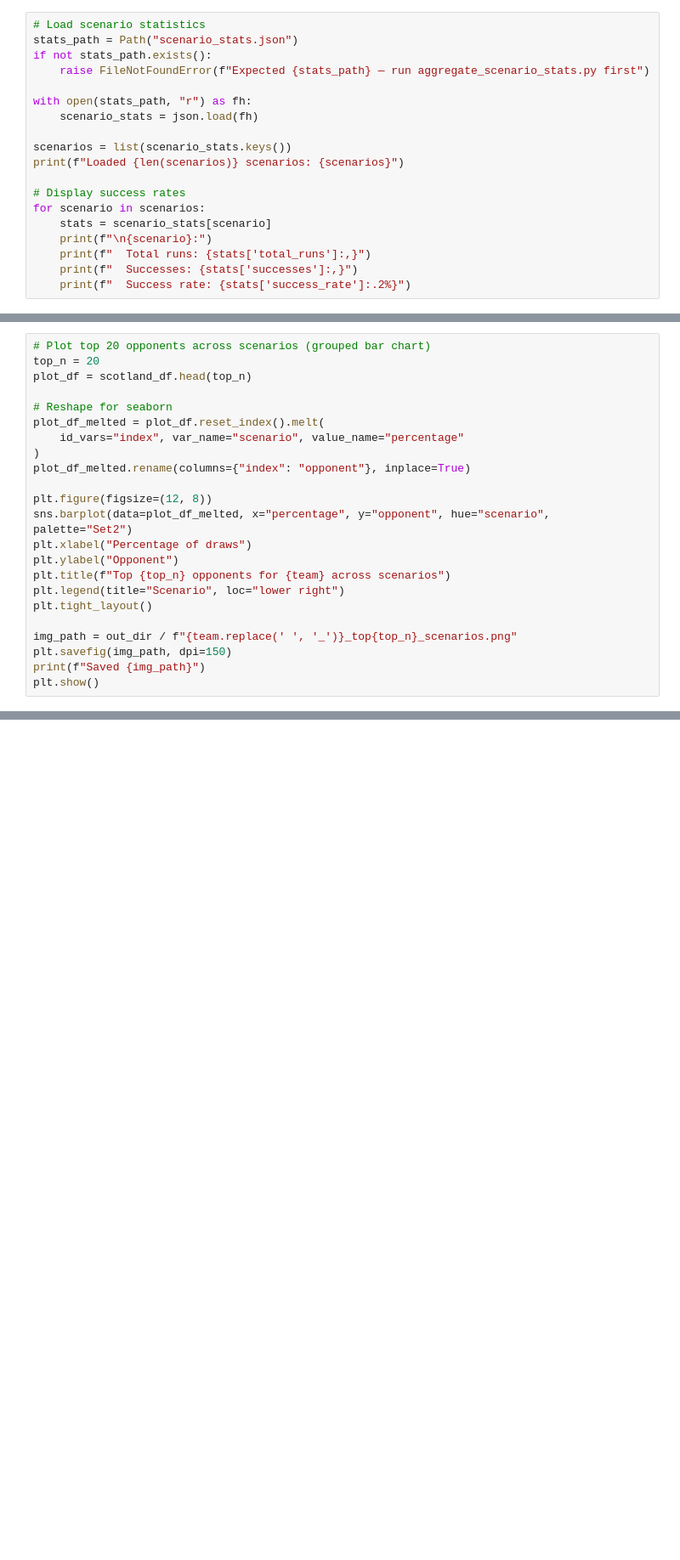
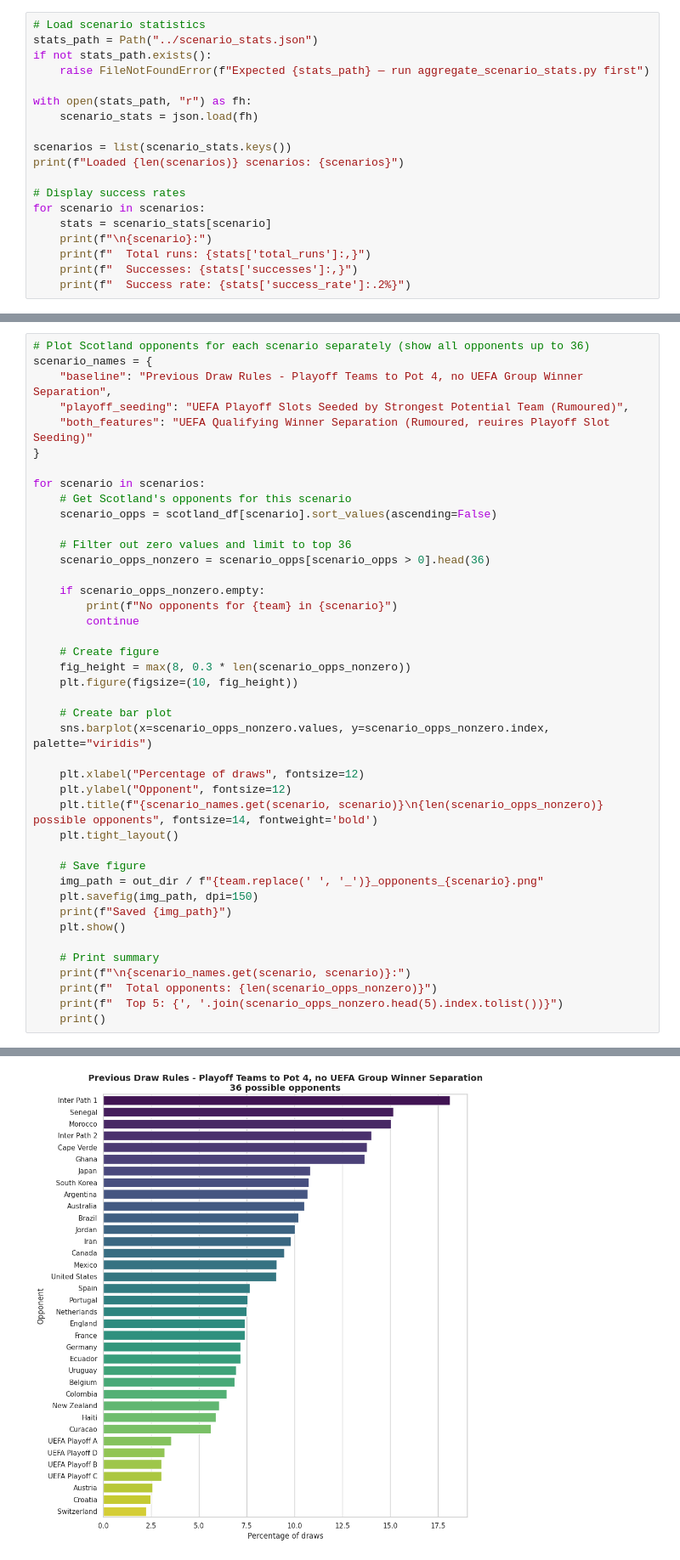
Before and after one commit to neil-aitken/wc-draw, a Jupyter notebook: notebooks/scenario_comparison.ipynb, the cells around one changed output, grey strips where cells are left out. Shown at 85% size. Drawn from its saved outputs; the diff is of its cells as text; blank space fills up the shorter version.

```diff
--- a/notebooks/scenario_comparison.ipynb
+++ b/notebooks/scenario_comparison.ipynb
@@ -13,7 +13,7 @@ out_dir = Path("notebooks/output/scenarios")
 out_dir.mkdir(parents=True, exist_ok=True)
 # %%
 # Load scenario statistics
-stats_path = Path("scenario_stats.json")
+stats_path = Path("../scenario_stats.json")
 if not stats_path.exists():
     raise FileNotFoundError(f"Expected {stats_path} — run aggregate_scenario_stats.py first")
 
@@ -73,23 +106,43 @@ print(scotland_df.head(20))
 # %%
-# Plot top 20 opponents across scenarios (grouped bar chart)
-top_n = 20
-plot_df = scotland_df.head(top_n)
+# Plot Scotland opponents for each scenario separately (show all opponents up to 36)
+scenario_names = {
+    "baseline": "Previous Draw Rules - Playoff Teams to Pot 4, no UEFA Group Winner Separation",
+    "playoff_seeding": "UEFA Playoff Slots Seeded by Strongest Potential Team (Rumoured)",
+    "both_features": "UEFA Qualifying Winner Separation (Rumoured, reuires Playoff Slot Seeding)"
+}
 
-# Reshape for seaborn
-plot_df_melted = plot_df.reset_index().melt(
-    id_vars="index", var_name="scenario", value_name="percentage"
-)
-plot_df_melted.rename(columns={"index": "opponent"}, inplace=True)
+for scenario in scenarios:
+    # Get Scotland's opponents for this scenario
+    scenario_opps = scotland_df[scenario].sort_values(ascending=False)
 
-plt.figure(figsize=(12, 8))
-sns.barplot(data=plot_df_melted, x="percentage", y="opponent", hue="scenario", palette="Set2")
-plt.xlabel("Percentage of draws")
-plt.ylabel("Opponent")
-plt.title(f"Top {top_n} opponents for {team} across scenarios")
-plt.legend(title="Scenario", loc="lower right")
-plt.tight_layout()
+    # Filter out zero values and limit to top 36
+    scenario_opps_nonzero = scenario_opps[scenario_opps > 0].head(36)
 
-img_path = out_dir / f"{team.replace(' ', '_')}_top{top_n}_scenarios.png"
-plt.savefig(img_path, dpi=150)
-print(f"Saved {img_path}")
-plt.show()
+    if scenario_opps_nonzero.empty:
+        print(f"No opponents for {team} in {scenario}")
+        continue
+
+    # Create figure
+    fig_height = max(8, 0.3 * len(scenario_opps_nonzero))
+    plt.figure(figsize=(10, fig_height))
+
+    # Create bar plot
+    sns.barplot(x=scenario_opps_nonzero.values, y=scenario_opps_nonzero.index, palette="viridis")
+
+    plt.xlabel("Percentage of draws", fontsize=12)
+    plt.ylabel("Opponent", fontsize=12)
+    plt.title(f"{scenario_names.get(scenario, scenario)}\n{len(scenario_opps_nonzero)} possible opponents", fontsize=14, fontweight='bold')
+    plt.tight_layout()
+
+    # Save figure
+    img_path = out_dir / f"{team.replace(' ', '_')}_opponents_{scenario}.png"
+    plt.savefig(img_path, dpi=150)
+    print(f"Saved {img_path}")
+    plt.show()
+
+    # Print summary
+    print(f"\n{scenario_names.get(scenario, scenario)}:")
+    print(f"  Total opponents: {len(scenario_opps_nonzero)}")
+    print(f"  Top 5: {', '.join(scenario_opps_nonzero.head(5).index.tolist())}")
+    print()
+# %% [output]
@@ -95,0 +153 @@ plt.show()
+[figure, added]
```
Also changed, not shown: parts of 8 cells of this notebook, 19 other files.
